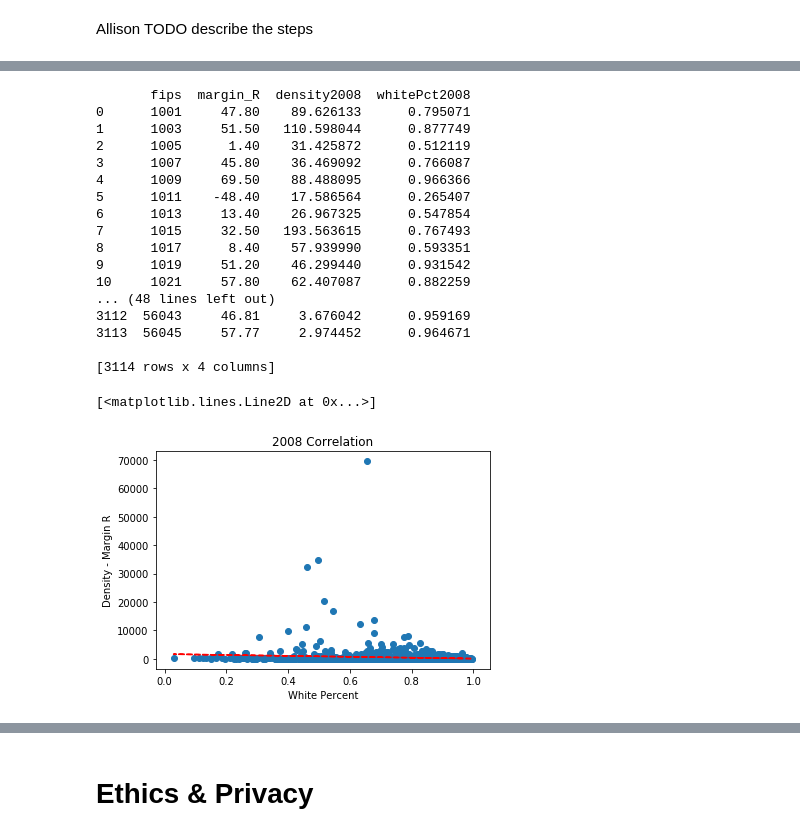
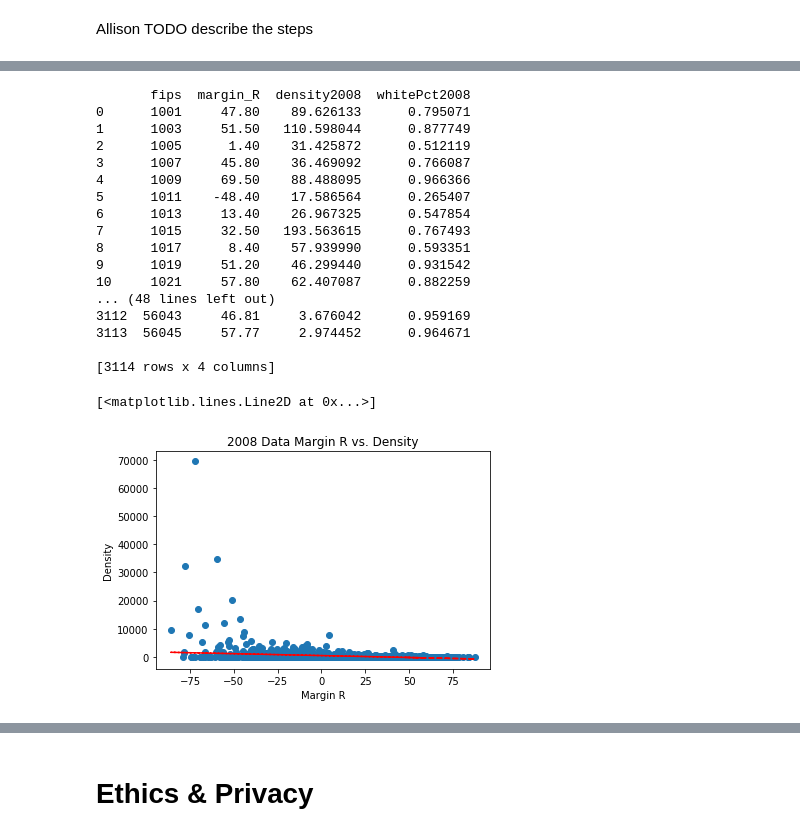
Before and after one commit to GiacomoPuccini/COGS108_Repo, a Jupyter notebook: FinalProject.ipynb, the cells around one changed output, grey strips where cells are left out. Drawn from its saved outputs; the diff is of its cells as text; code cells hidden in the pictures.

```diff
--- a/FinalProject.ipynb
+++ b/FinalProject.ipynb
@@ -405,34 +514,34 @@ plt.plot(data2004x, p2(data2004x), "r--")
 # %%
 # From allison - took away the tostring() to make it easier to read/scroll
 print(data2008)
 
-data2008x = data2008['whitePct2008']
-data2008y = data2008['density2008'] - data2008['margin_R']
+data2008y = data2008['density2008']
+data2008x = data2008['margin_R']
 
-corrplot3 = plt.scatter(data2008x, data2008y)
-plt.xlabel('White Percent')
-plt.ylabel('Density - Margin R')
-plt.title('2008 Correlation')
-z3 = np.polyfit(data2008x, data2008y, 1)
-p3 = np.poly1d(z3)
-plt.plot(data2008x, p3(data2008x), "r--")
+corrplot6 = plt.scatter(data2008x, data2008y)
+plt.xlabel('Margin R')
+plt.ylabel('Density')
+plt.title('2008 Data Margin R vs. Density')
+z6 = np.polyfit(data2008x, data2008y, 1)
+p6 = np.poly1d(z6)
+plt.plot(data2008x, p6(data2008x), "r--")
 # %% [output]
        fips  margin_R  density2008  whitePct2008
 0      1001     47.80    89.626133      0.795071
 1      1003     51.50   110.598044      0.877749
 2      1005      1.40    31.425872      0.512119
 3      1007     45.80    36.469092      0.766087
 4      1009     69.50    88.488095      0.966366
 5      1011    -48.40    17.586564      0.265407
 6      1013     13.40    26.967325      0.547854
 7      1015     32.50   193.563615      0.767493
 8      1017      8.40    57.939990      0.593351
 9      1019     51.20    46.299440      0.931542
 10     1021     57.80    62.407087      0.882259
 ... (48 lines left out)
 3112  56043     46.81     3.676042      0.959169
 3113  56045     57.77     2.974452      0.964671
 
 [3114 rows x 4 columns]
 [<matplotlib.lines.Line2D at 0x...>]
-[figure, old version]
+[figure, new version]
```
Also changed, not shown: parts of 9 cells of this notebook.
